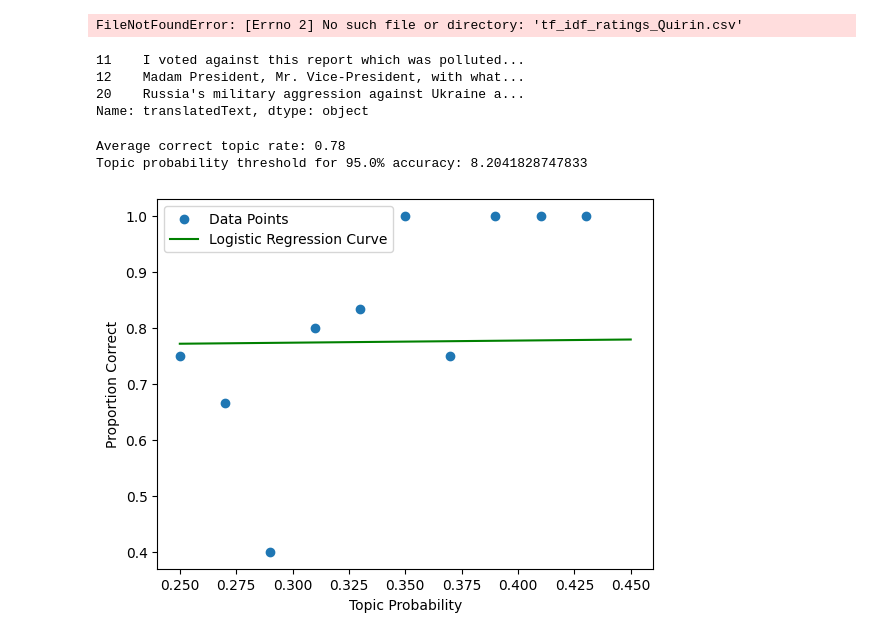
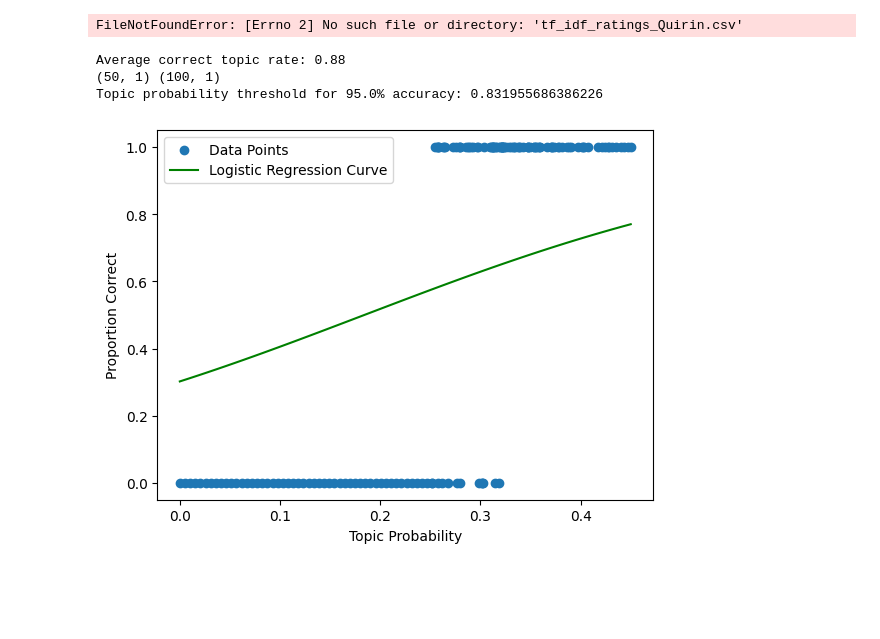
Before and after one commit to derkleinejakob/dataliteracy25, a Jupyter notebook: scripts/lda/lda_find_threshold.ipynb, the cells around one changed output. Cells and saved outputs as stored; diff of their text form; code cells hidden in the pictures; blank space fills up the shorter version.

Commit message:
lda threshold identification

```diff
--- a/scripts/lda/lda_find_threshold.ipynb
+++ b/scripts/lda/lda_find_threshold.ipynb
@@ -134,0 +108,2 @@ np.float64(0.2542153596878052)
+# %%
+disagreements = np.array([np.abs(r1 - r2) for r1, r2 in zip(ratings, ratings_quirin)])
@@ -135,2 +131,4 @@ np.float64(0.2542153596878052)
 # %%
-print(ratings)
+ratings_merged = ratings.copy()
+for i, new_rating in new_ratings.items():
+    ratings_merged[int(i)] = new_rating
@@ -145,3 +147,5 @@ sum(ratings)
+# %%
+sampled["rating"] = ratings_merged
 # %%
 # only keep relevant columns
 df_ratings = sampled.copy()
@@ -162,12 +164,7 @@ df_ratings.to_csv(f"tf_idf_ratings_{RATER}.csv")
 # %% [output]
 FileNotFoundError: [Errno 2] No such file or directory: 'tf_idf_ratings_Quirin.csv'
 # %%
-df_ratings[(df_ratings["rating"] == 1) & (df_ratings[prob_col] < 0.27)]["translatedText"]
+df_ratings.loc[(df_ratings["rating"] == 0) & (df_ratings[prob_col] > 0.32), "rating"] = 1
-# %% [output]
-11    I voted against this report which was polluted...
-12    Madam President, Mr. Vice-President, with what...
-20    Russia's military aggression against Ukraine a...
-Name: translatedText, dtype: object
 # %%
 ratings_both = [df_ratings]
 # %%
@@ -178,57 +175,68 @@ for df_ratings in ratings_both:
     print(f"Average correct topic rate: {avg_correct:.2f}")
     # calculate mean ratings for every whole percentage step
     stepsize = 0.02
-    percentile_segments = np.arange(prob_range[0], prob_range[1] + 1, stepsize)
-    segment_n = len(percentile_segments)
-    proportion_correct = []
-    for i in range(len(percentile_segments)):
-        if i == segment_n-1:
-            upper_bound = percentile_segments[-1]
-        else:
-            lower_bound = percentile_segments[i]
-            upper_bound = percentile_segments[i+1]
-            segment_ratings = df_ratings[(df_ratings[f'topic_{topic_id}'] >= lower_bound) & (df_ratings[f'topic_{topic_id}'] < upper_bound)]
-            if len(segment_ratings) > 0:
-                prop_correct = segment_ratings['rating'].mean()
-            else:
-                prop_correct = np.nan
-        proportion_correct.append(prop_correct)
+    # percentile_segments = np.arange(prob_range[0], prob_range[1] + 1, stepsize)
+    # segment_n = len(percentile_segments)
+    # proportion_correct = []
+    # for i in range(len(percentile_segments)):
+    #     if i == segment_n-1:
+    #         upper_bound = percentile_segments[-1]
+    #     else:
+    #         lower_bound = percentile_segments[i]
+    #         upper_bound = percentile_segments[i+1]
+    #         segment_ratings = df_ratings[(df_ratings[f'topic_{topic_id}'] >= lower_bound) & (df_ratings[f'topic_{topic_id}'] < upper_bound)]
+    #         if len(segment_ratings) > 0:
+    #             prop_correct = segment_ratings['rating'].mean()
+    #         else:
+    #             prop_correct = np.nan
+    #     proportion_correct.append(prop_correct)
 
     # fit logistic regression model
     # rating as categorical variable
     df_ratings['rating'] = df_ratings['rating'].astype(int)
     X = np.array(df_ratings[f'topic_{topic_id}']).reshape(-1, 1)
     y = np.array(df_ratings["rating"]).reshape(-1, 1)
+
+    X_sim = np.linspace(0, X.min(), num=50).reshape(-1, 1)
+    y_sim = np.zeros(X_sim.shape)
+
+    print(X_sim.shape, X.shape)
+
+    X_merged = np.concat((X_sim, X))
+    y_merged = np.concat((y_sim, y))
+
+
     log_model = LogisticRegression()
-    log_model.fit(X, y.ravel())
+    log_model.fit(X_merged, y_merged.ravel())
     desired_accuracy = 0.95
 
     # plot logistic regression curve
     plt.figure()
-    plt.scatter(percentile_segments, proportion_correct, label='Data Points')
+    plt.scatter(X_merged, y_merged, label='Data Points')
     # Generate a range of percentiles for smooth curve
-    x_range = np.linspace(prob_range[0], prob_range[1], 300).reshape(-1, 1)
+    x_range = np.linspace(X_merged.min(), X_merged.max()).reshape(-1, 1)
     # Predict probabilities using the logistic model
     y_prob = log_model.predict_proba(x_range)[:, 1]
     plt.plot(x_range, y_prob, color='green', label='Logistic Regression Curve')
 
     # Calculate the percentile threshold for the desired accuracy
     logit_threshold = np.log(desired_accuracy / (1 - desired_accuracy))
     coef = log_model.coef_[0][0]
     intercept = log_model.intercept_[0]
     percentile_threshold = (logit_threshold - intercept) / coef
     print(f"Topic probability threshold for {desired_accuracy*100}% accuracy: {percentile_threshold}")
 
     # plt.axhline(desired_accuracy, linestyle="--")
     # plt.axvline(percentile_threshold, linestyle="-", c="red")
     plt.xlabel('Topic Probability')
     plt.ylabel('Proportion Correct')
     plt.legend()
     plt.show()
 # %% [output]
-Average correct topic rate: 0.78
-Topic probability threshold for 95.0% accuracy: 8.2041828747833
+Average correct topic rate: 0.88
+(50, 1) (100, 1)
+Topic probability threshold for 95.0% accuracy: 0.831955686386226
-[figure, old version]
+[figure, new version]
 # %%
 # combine ratings
 ratings_combined = pd.concat(ratings_both, ignore_index=True)
```
Also changed, not shown: parts of 16 cells of this notebook, 1 other file.
